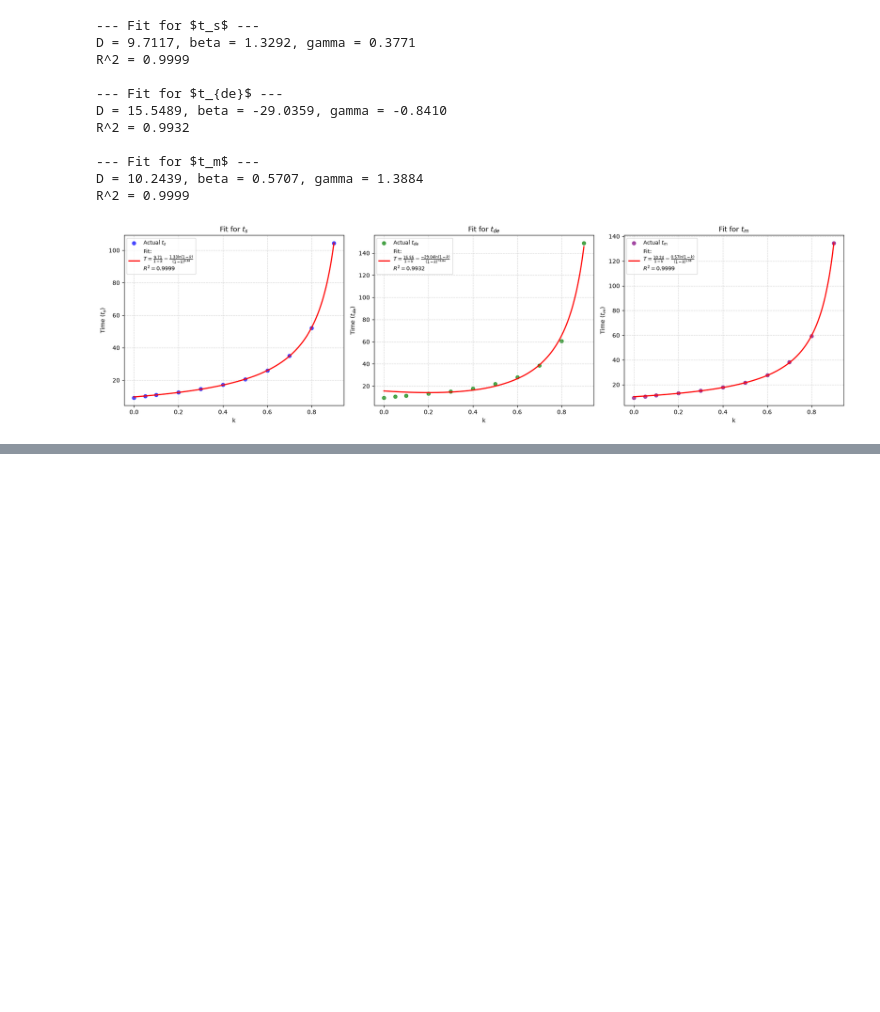
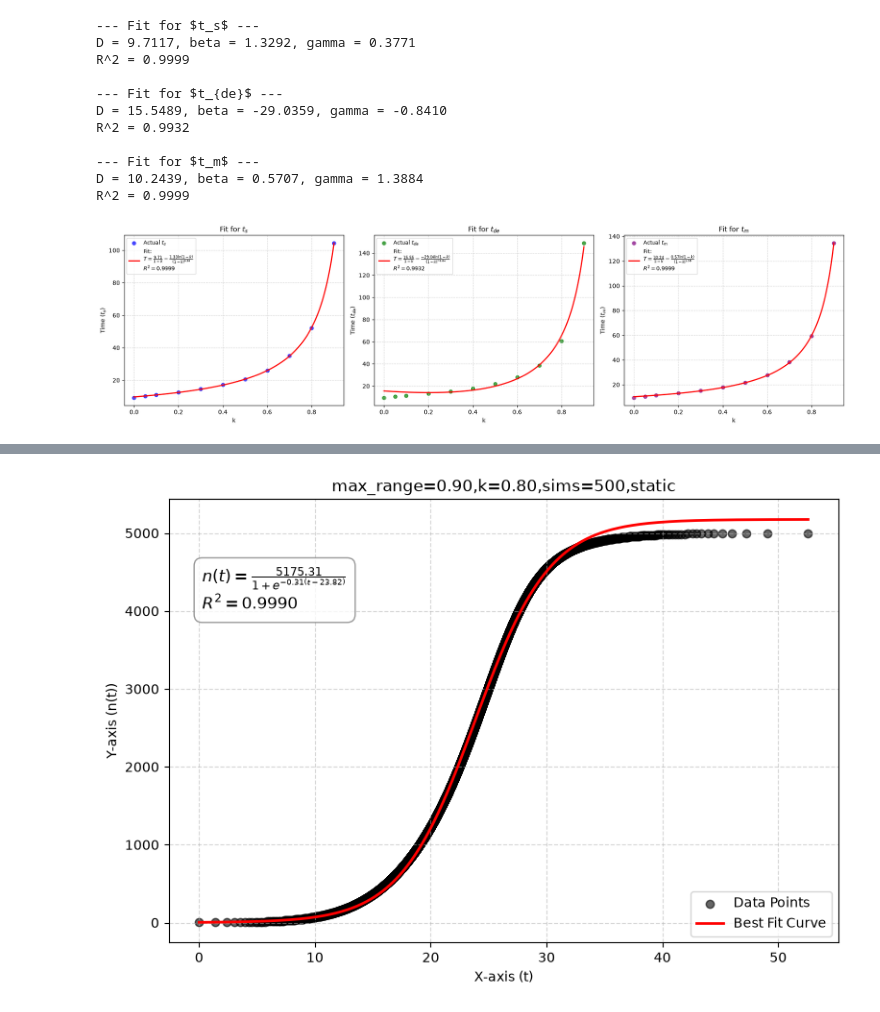
Before and after one commit to xyJohnxy/percolation-, a Jupyter notebook: best_fit_curves.ipynb, the cells around one changed output, grey strips where cells are left out. Drawn from its saved outputs; the diff is of its cells as text; code cells hidden in the pictures; blank space fills up the shorter version.

```diff
--- a/best_fit_curves.ipynb
+++ b/best_fit_curves.ipynb
@@ -384,0 +388,79 @@ R^2 = 0.9999
+# %%
+import matplotlib.pyplot as plt
+import numpy as np
+from scipy.optimize import curve_fit
+
+# 1. Define the 3-parameter function
+def logistic_model(t, N_0, k, t_0):
+    return N_0 / (1 + np.exp(-k * (t - t_0)))
+
+# 2. Load data from the .dat file
+data = np.loadtxt("average_n_vs_t,sims=500,k=0.80,H=0.02.dat")
+
+# Extract columns (First column is y-axis, second column is x-axis)
+y_data = data[:, 0]
+t_data = data[:, 1]  # x-axis represents independent variable 't'
+
+# 3. Provide initial guesses for the parameters [N_0, k, t_0]
+initial_guesses = [max(y_data), 1.0, np.median(t_data)]
+
+# 4. Perform the curve fit
+popt, pcov = curve_fit(
+    logistic_model, t_data, y_data, p0=initial_guesses, maxfev=10000
+)
+
+# Extract optimized parameters
+N_0_opt, k_opt, t_0_opt = popt
+perr = np.sqrt(np.diag(pcov))  # Standard deviations of the parameters
+
+# 5. Calculate R^2 (Coefficient of Determination)
+y_pred = logistic_model(t_data, *popt)
+ss_res = np.sum((y_data - y_pred) ** 2)
+ss_tot = np.sum((y_data - np.mean(y_data)) ** 2)
+r_squared = 1 - (ss_res / ss_tot)
+
+# 6. Print out the results including R^2
+print("--- Fit Results ---")
+print(f"N_0 = {N_0_opt:.4f} ± {perr[0]:.4f}")
+print(f"k   = {k_opt:.4f} ± {perr[1]:.4f}")
+print(f"t_0 = {t_0_opt:.4f} ± {perr[2]:.4f}")
+print(f"R²  = {r_squared:.4f}")
+
+# 7. Generate smooth curves for plotting the fit
+t_fit = np.linspace(min(t_data), max(t_data), 500)
+y_fit = logistic_model(t_fit, *popt)
+
+# 8. Plot the raw data and the fitted function
+plt.figure(figsize=(9, 6))
+plt.scatter(t_data, y_data, color="black", label="Data Points", alpha=0.6)
+plt.plot(t_fit, y_fit, color="red", linewidth=2, label="Best Fit Curve")
+
+# --- NEW: 9. Display the specific fitted equation directly on the screen ---
+# Constructing a clean LaTeX string using your numerical results
+equation_text = (
+    f"$n(t) = \\frac{{{N_0_opt:.2f}}}{{1 + e^{{-{k_opt:.2f}(t - {t_0_opt:.2f})}}}}$\n"
+    f"$R^2 = {r_squared:.4f}$"
+)
+
+# Place the text box on the plot.
+# transform=plt.gca().transAxes anchors coordinates to the axis frame (0 to 1)
+# so it stays safely in the upper-left quadrant regardless of your raw data scale.
+plt.text(
+    0.05, 0.85,
+    equation_text,
+    transform=plt.gca().transAxes,
+    fontsize=12,
+    verticalalignment='top',
+    bbox=dict(boxstyle="round,pad=0.5", facecolor="white", edgecolor="gray", alpha=0.8)
+)
+
+# Formatting the plot
+plt.xlabel("X-axis (t)")
+plt.ylabel("Y-axis (n(t))")
+plt.title("max_range=0.90,k=0.80,sims=500,static")
+plt.legend(loc="lower right")
+plt.grid(True, linestyle="--", alpha=0.5)
+
+# Show the plot
+plt.show()
+# %% [output]
@@ -384,0 +472 @@ R^2 = 0.9999
+[figure, added]
```
Also changed, not shown: parts of 9 cells of this notebook, 32 other files.
